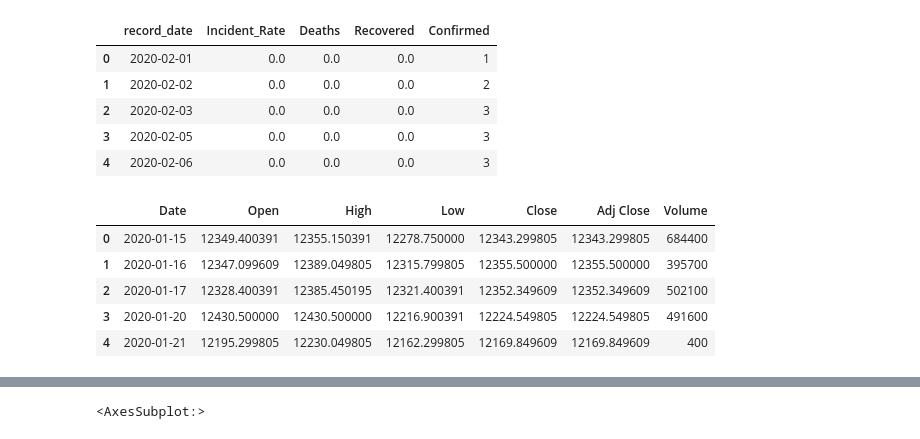
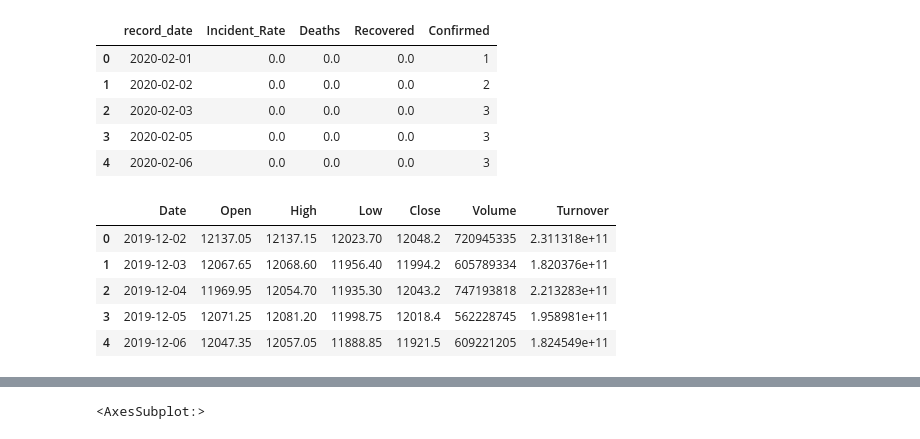
Before and after one commit to imamitsehgal/ThesisLJMU, a Jupyter notebook: ThesisProject.ipynb, the cells around one changed output, grey strips where cells are left out. Saved outputs shown, nothing was run; the diff lists cells and outputs as text; code cells hidden in the pictures.

```diff
--- a/ThesisProject.ipynb
+++ b/ThesisProject.ipynb
@@ -404,16 +475,19 @@ covid_df.head()
 | 2 | 2020-02-03 | 0.0 | 0.0 | 0.0 | 3 |
 | 3 | 2020-02-05 | 0.0 | 0.0 | 0.0 | 3 |
 | 4 | 2020-02-06 | 0.0 | 0.0 | 0.0 | 3 |
+# %%
+stock_df = pd.read_csv('./nse_ticker_data/Nifty 50_2021-08-01.csv', index_col=None, header=0)
+stock_df.head()
+# %% [output]
+|  | Date | Open | High | Low | Close | Volume | Turnover |
+| 0 | 2019-12-02 | 12137.05 | 12137.15 | 12023.70 | 12048.2 | 720945335 | 2.311318e+11 |
+| 1 | 2019-12-03 | 12067.65 | 12068.60 | 11956.40 | 11994.2 | 605789334 | 1.820376e+11 |
+| 2 | 2019-12-04 | 11969.95 | 12054.70 | 11935.30 | 12043.2 | 747193818 | 2.213283e+11 |
+| 3 | 2019-12-05 | 12071.25 | 12081.20 | 11998.75 | 12018.4 | 562228745 | 1.958981e+11 |
+| 4 | 2019-12-06 | 12047.35 | 12057.05 | 11888.85 | 11921.5 | 609221205 | 1.824549e+11 |
 # %%
-stock_df = pd.read_csv('./ticker_data/^NSEI_2021-07-18.csv', index_col=None, header=0)
-stock_df.head()
+#stock_df = pd.read_csv('./ticker_data/^NSEI_2021-07-18.csv', index_col=None, header=0)
+#stock_df.head()
-# %% [output]
-|  | Date | Open | High | Low | Close | Adj Close | Volume |
-| 0 | 2020-01-15 | 12349.400391 | 12355.150391 | 12278.750000 | 12343.299805 | 12343.299805 | 684400 |
-| 1 | 2020-01-16 | 12347.099609 | 12389.049805 | 12315.799805 | 12355.500000 | 12355.500000 | 395700 |
-| 2 | 2020-01-17 | 12328.400391 | 12385.450195 | 12321.400391 | 12352.349609 | 12352.349609 | 502100 |
-| 3 | 2020-01-20 | 12430.500000 | 12430.500000 | 12216.900391 | 12224.549805 | 12224.549805 | 491600 |
-| 4 | 2020-01-21 | 12195.299805 | 12230.049805 | 12162.299805 | 12169.849609 | 12169.849609 | 400 |
 # %%
 data = pd.merge(stock_df,covid_df,left_on='Date',right_on='record_date')
 data.head(50)
```
Also changed, not shown: parts of 13 cells of this notebook, 7 other files.
